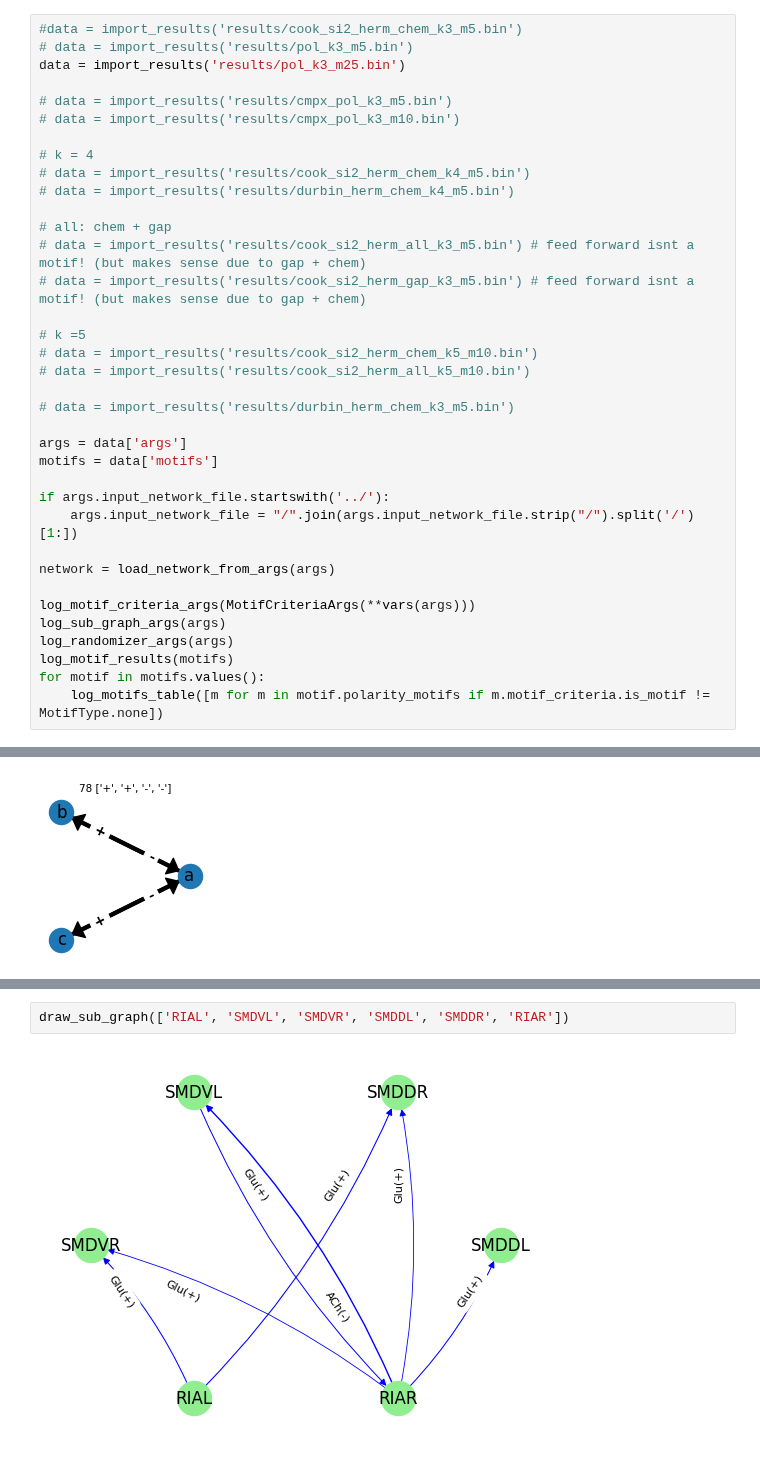
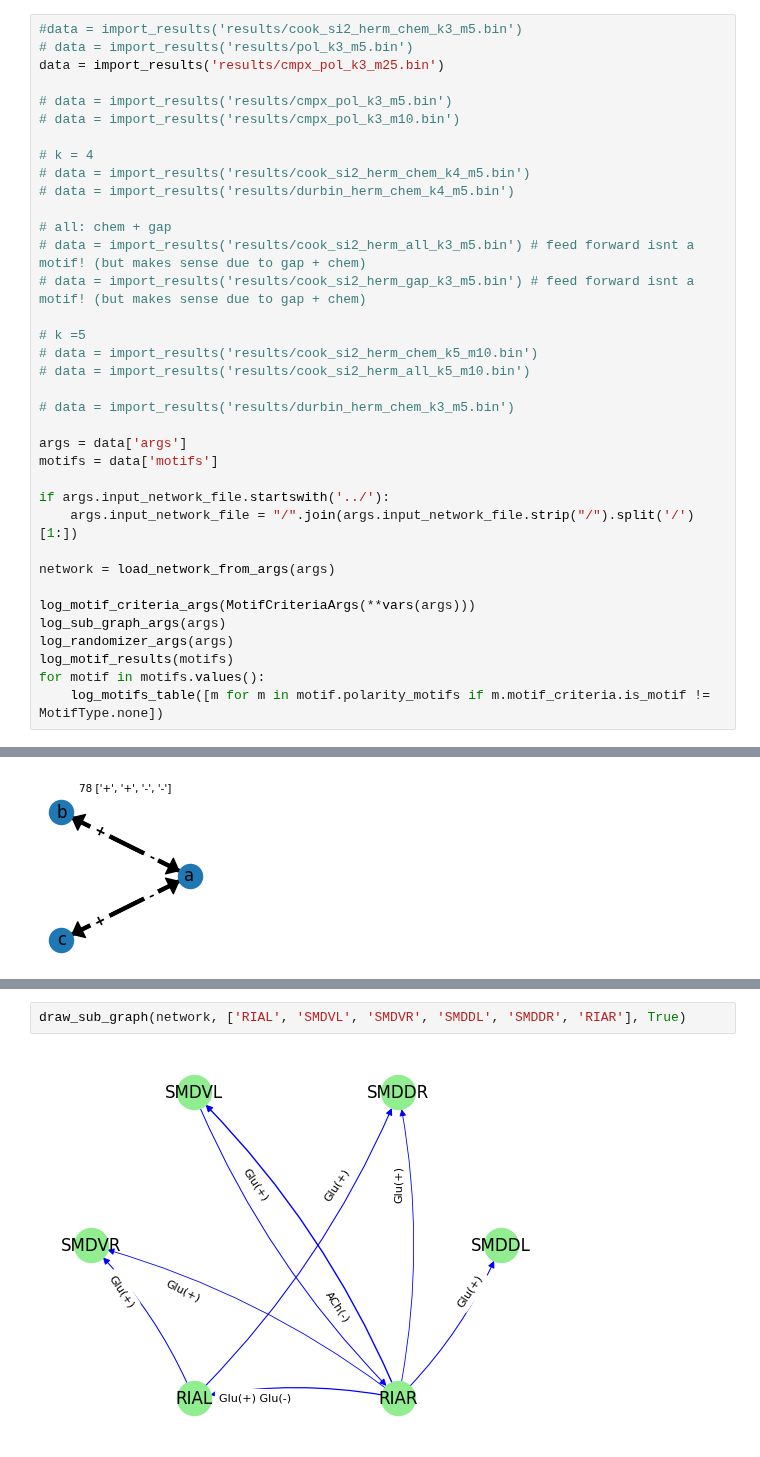
Before and after one commit to deangeckt/network_motifs, a Jupyter notebook: post_motif_analysis/motif_analysis.ipynb, the cells around one changed output, grey strips where cells are left out. Saved outputs shown, nothing was run; the diff lists cells and outputs as text.

```diff
--- a/post_motif_analysis/motif_analysis.ipynb
+++ b/post_motif_analysis/motif_analysis.ipynb
@@ -16,7 +17,7 @@ from utils.isomorphic import get_sub_graph_mapping_to_motif
 # %%
 #data = import_results('results/cook_si2_herm_chem_k3_m5.bin')
 # data = import_results('results/pol_k3_m5.bin')
-data = import_results('results/pol_k3_m25.bin')
+data = import_results('results/cmpx_pol_k3_m25.bin')
 
 # data = import_results('results/cmpx_pol_k3_m5.bin')
 # data = import_results('results/cmpx_pol_k3_m10.bin')
@@ -365,5 +310,5 @@ get_motif_sub_graphs(motif_.polarity_motifs[pol_idx])
 # %%
-draw_sub_graph(['RIAL', 'SMDVL', 'SMDVR', 'SMDDL', 'SMDDR', 'RIAR'])
+draw_sub_graph(network, ['RIAL', 'SMDVL', 'SMDVR', 'SMDDL', 'SMDDR', 'RIAR'], True)
 # %% [output]
-[figure, old version]
+[figure, new version]
 # %%
```
Also changed, not shown: parts of 12 cells of this notebook, 2 other files.
